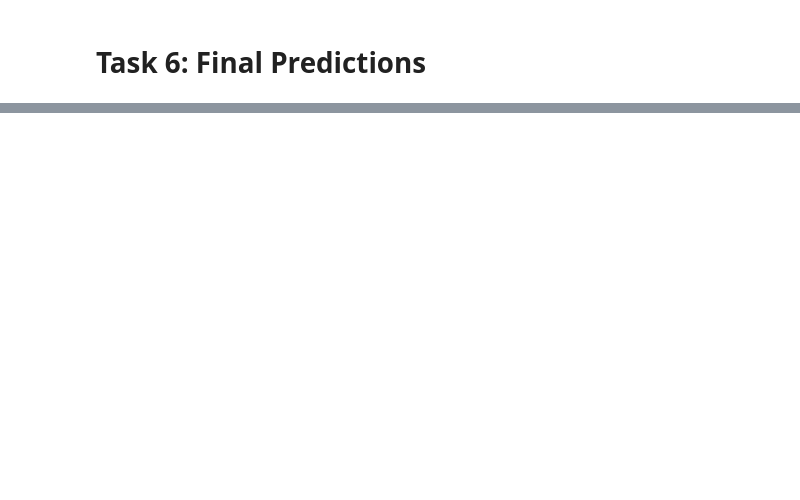
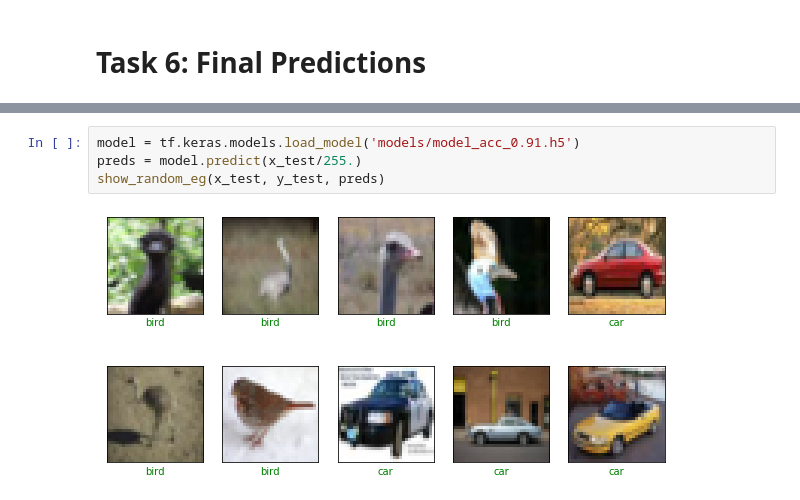
Before and after one commit to Shashank-Shukla/Image_classificaation_CNN, a Jupyter notebook: Student Notebook.ipynb, the cells around one changed output, grey strips where cells are left out. Cells and saved outputs as stored; diff of their text form; blank space fills up the shorter version.

```diff
--- a/Student Notebook.ipynb
+++ b/Student Notebook.ipynb
@@ -99,0 +191,6 @@ from tensorflow.keras.layers import Dropout, Flatten, Input, Dense
+# %%
+model = tf.keras.models.load_model('models/model_acc_0.91.h5')
+preds = model.predict(x_test/255.)
+show_random_eg(x_test, y_test, preds)
+# %% [output]
+[figure, added]
```
Also changed, not shown: parts of 6 cells of this notebook, 8 other files.
